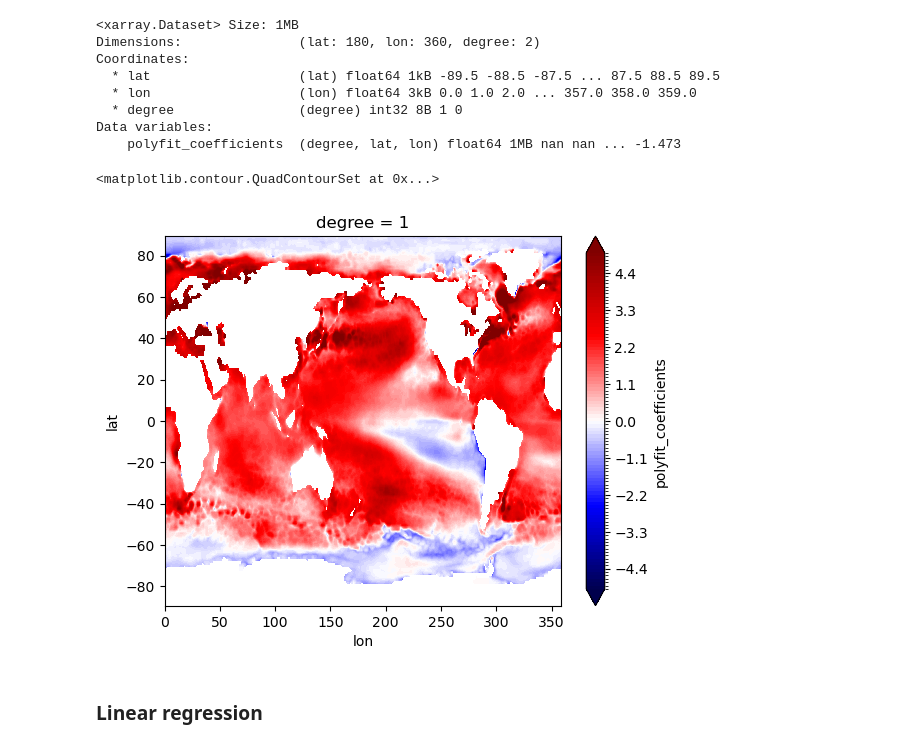
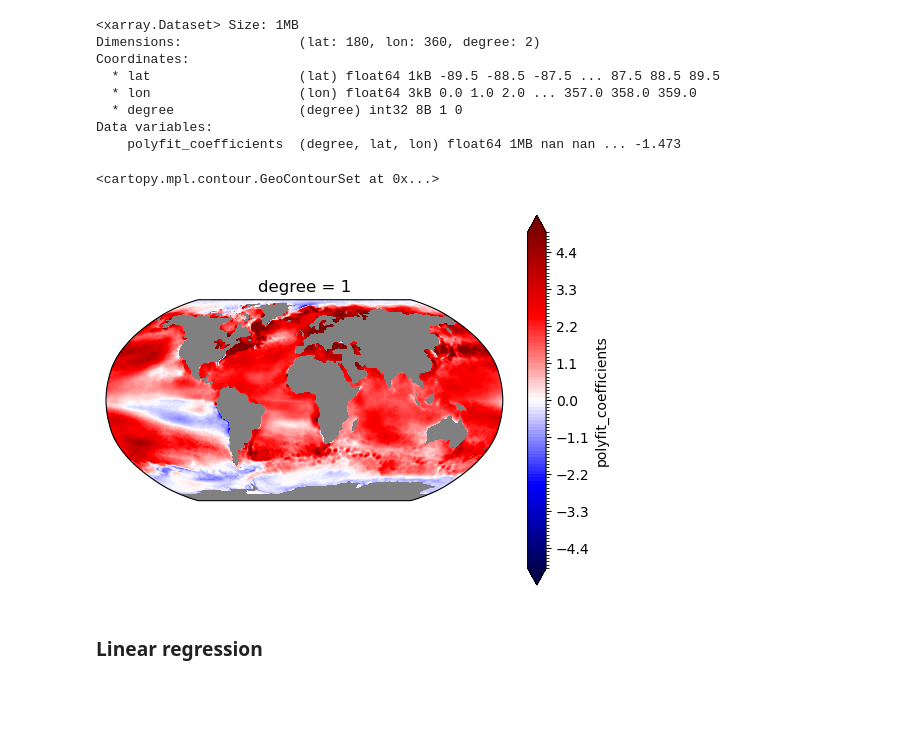
Before and after one commit to ligin1/Python-tutorial-for-climate-science, a Jupyter notebook: Tutorial_IITBBS.ipynb, the cells around one changed output. Cells and saved outputs as stored; diff of their text form; code cells hidden in the pictures; blank space fills up the shorter version.

```diff
--- a/Tutorial_IITBBS.ipynb
+++ b/Tutorial_IITBBS.ipynb
@@ -25,7 +25,7 @@ from scipy import stats
 ### Open Netcdf file
 # %%
 #Open a netcdf file
-ds_sst = xr.open_dataset('../PHD_materials/Data/Observations/OISST/sst.oisst.mon.mean.1982.nc')
+ds_sst = xr.open_dataset('../Data/Observations/OISST/sst.oisst.mon.mean.1982.nc')
 ds_sst
 # %% [output]
 <xarray.Dataset> Size: 129MB
@@ -168,10 +168,11 @@ Data variables:
 # %%
 ## We can plot the map of the slope, which is known as the trend.
 ## Note: We need to convert the unit of trend from deg C/nano seconds to degc/decade or year as you wish
-(p.polyfit_coefficients.isel(degree=0)*10e9*60*60*24*365*10).plot.contourf(levels=np.arange(-5,5.01,0.1),cmap='seismic')
+(p.polyfit_coefficients.isel(degree=0)*10e9*60*60*24*365*10).plot.contourf(levels=np.arange(-5,5.01,0.1),cmap='seismic',subplot_kws=dict(projection=ccrs.Robinson(), facecolor="gray"),
+    transform=ccrs.PlateCarree())
 # %% [output]
-<matplotlib.contour.QuadContourSet at 0x...>
+<cartopy.mpl.contour.GeoContourSet at 0x...>
-[figure, old version]
+[figure, new version]
 # %% [markdown]
 ### Linear regression
 # %%
```
Also changed, not shown: parts of 1 cell of this notebook.
